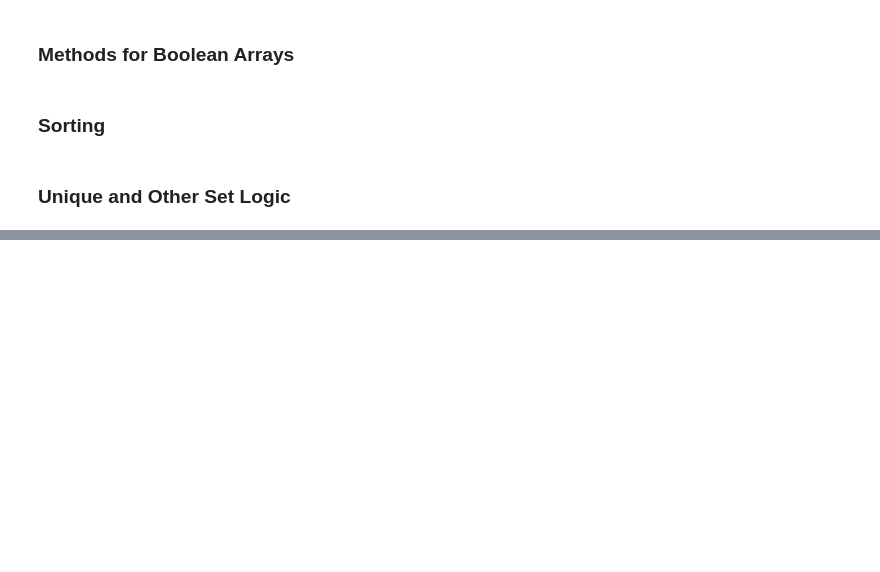
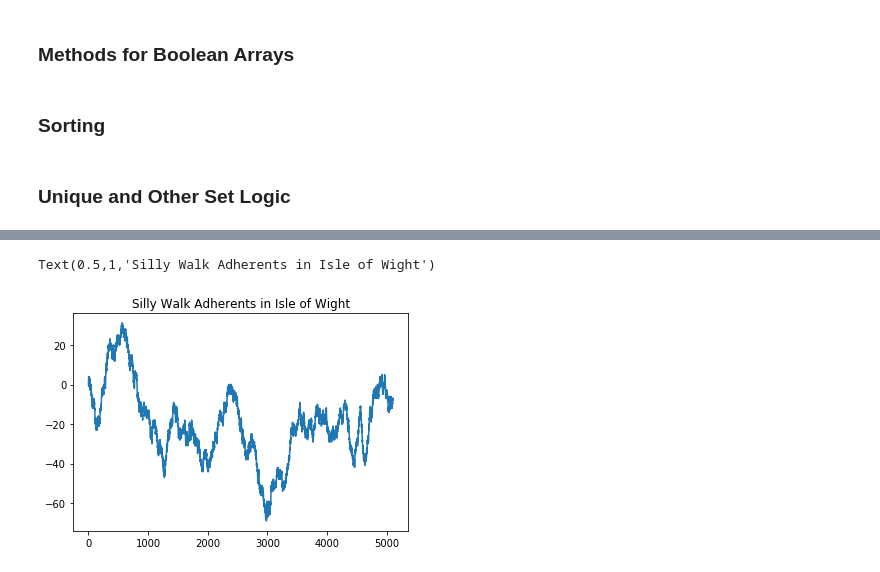
Before and after one commit to worker-bee-micah/practice-only, a Jupyter notebook: 00_mt_numpy_codebase.ipynb, the cells around one changed output, grey strips where cells are left out. Cells and saved outputs as stored; diff of their text form; code cells hidden in the pictures; blank space fills up the shorter version.

```diff
--- a/00_mt_numpy_codebase.ipynb
+++ b/00_mt_numpy_codebase.ipynb
@@ -86,0 +162,3 @@ dtype('float64')
+# %%
+# shape(x, y), where x==number of rows, y==number of columns
+sir_galahad = np.arange(11,47, 1)**6
@@ -86,0 +167,4 @@ dtype('float64')
+# %%
+%%timeit
+for i in sir_galahad:
+    print(i**(1/2))
@@ -493,2 +746,11 @@ for i in range(steps):
+# %%
+import random
+position = 0
+walk = [position]
+steps = 6000   #number of coin flips
+for i in range(steps):
+    step = 1 if random.randint(0, 1) else -1  #set flips to either -1 or 1
+    position += step
+    walk.append(position)
 # %%
 plt.figure()
@@ -497,3 +757,9 @@ plt.plot(walk[:100])
+# %%
+plt.plot(walk[:5100])
+plt.title("Silly Walk Adherents in Isle of Wight")
+# %% [output]
+Text(0.5,1,'Silly Walk Adherents in Isle of Wight')
+[figure, added]
 # %%
 np.random.seed(12345)
 # %%
```
Also changed, not shown: parts of 126 cells of this notebook.
